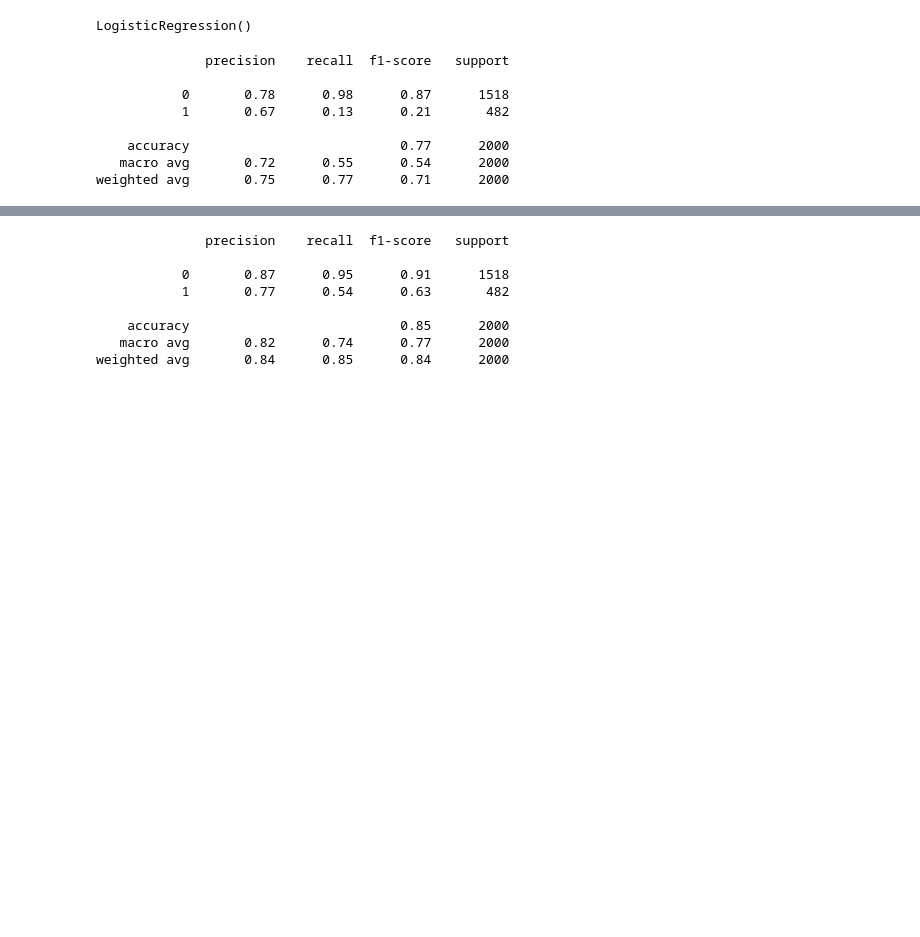
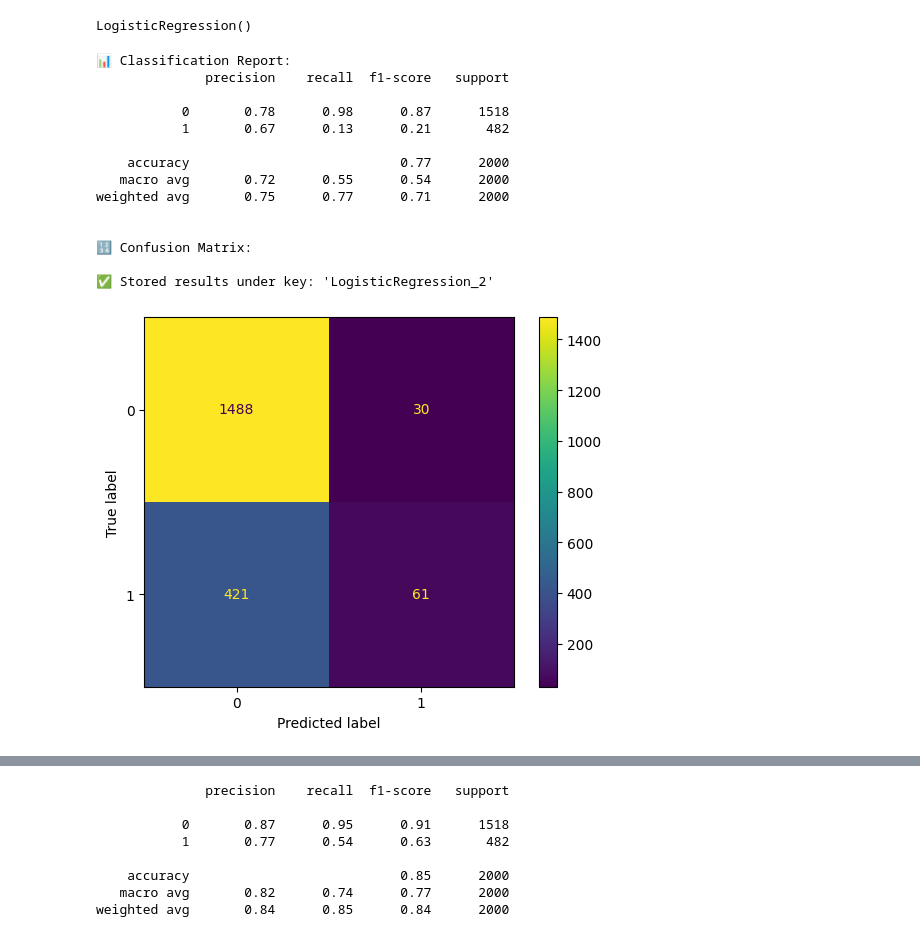
Before and after one commit to rizz045/Identifying_Presense_Of_Disease_In_Plants, a Jupyter notebook: Identifying_Presense_Of_Disease_In_Plants.ipynb, the cells around one changed output, grey strips where cells are left out. Drawn from its saved outputs; the diff is of its cells as text; code cells hidden in the pictures; blank space fills up the shorter version.

```diff
--- a/Identifying_Presense_Of_Disease_In_Plants.ipynb
+++ b/Identifying_Presense_Of_Disease_In_Plants.ipynb
@@ -193,16 +193,24 @@ LogisticRegression()
 # %%
 from sklearn.metrics import accuracy_score, classification_report
 
-print(classification_report(y_test, lr.predict(x_test_s)))
+# print(classification_report(y_test, lr.predict(x_test_s)))
+eval_metrics(lr, x_test_s, y_test)
 # %% [output]
+📊 Classification Report:
               precision    recall  f1-score   support
 
            0       0.78      0.98      0.87      1518
            1       0.67      0.13      0.21       482
 
     accuracy                           0.77      2000
    macro avg       0.72      0.55      0.54      2000
 weighted avg       0.75      0.77      0.71      2000
+
+
+🔢 Confusion Matrix:
+
+✅ Stored results under key: 'LogisticRegression_2'
+[figure, added]
 # %%
 lrcv = LogisticRegressionCV(cv=4)
 lrcv.fit(x_train_s, y_train)
```
Also changed, not shown: parts of 6 cells of this notebook.
